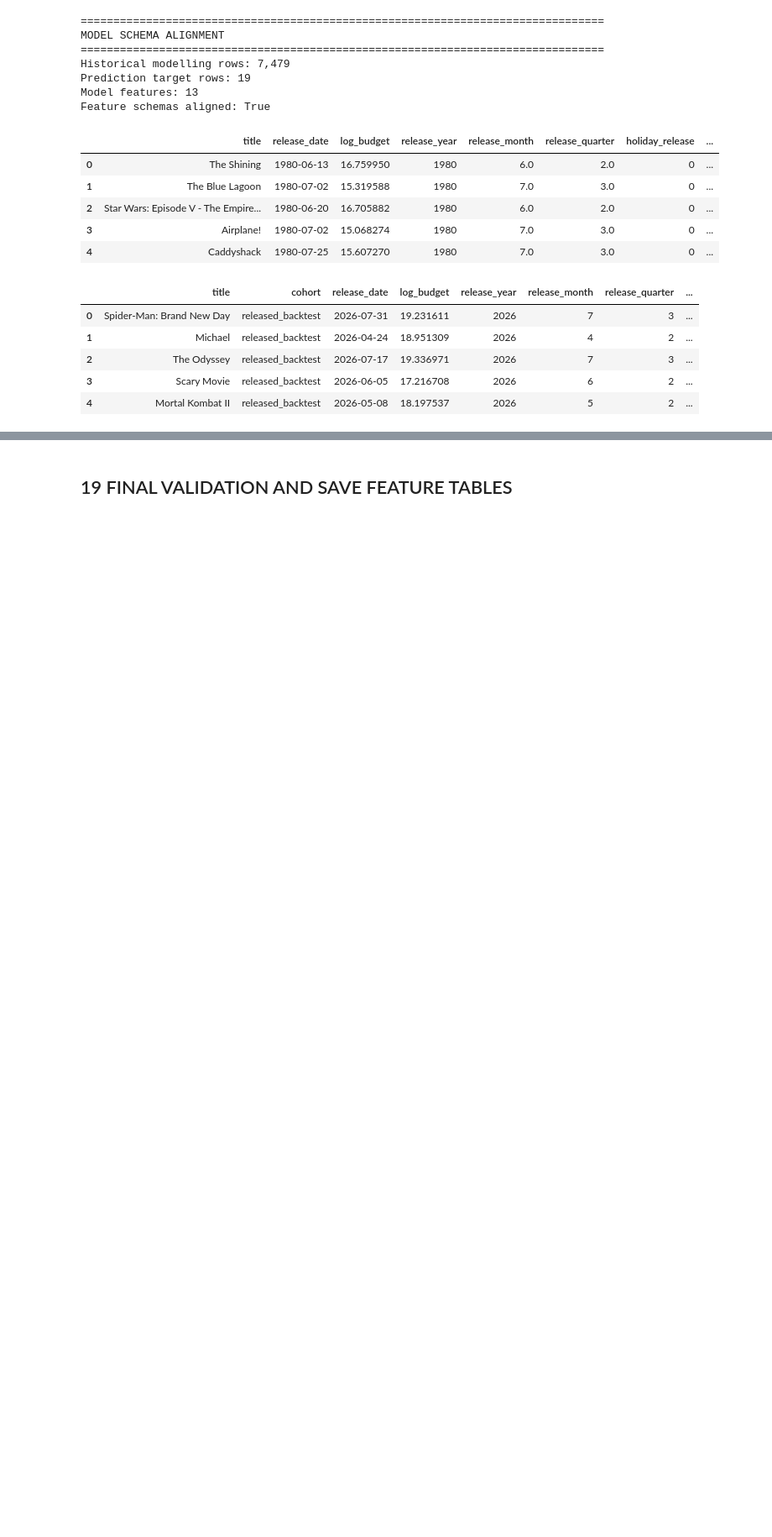
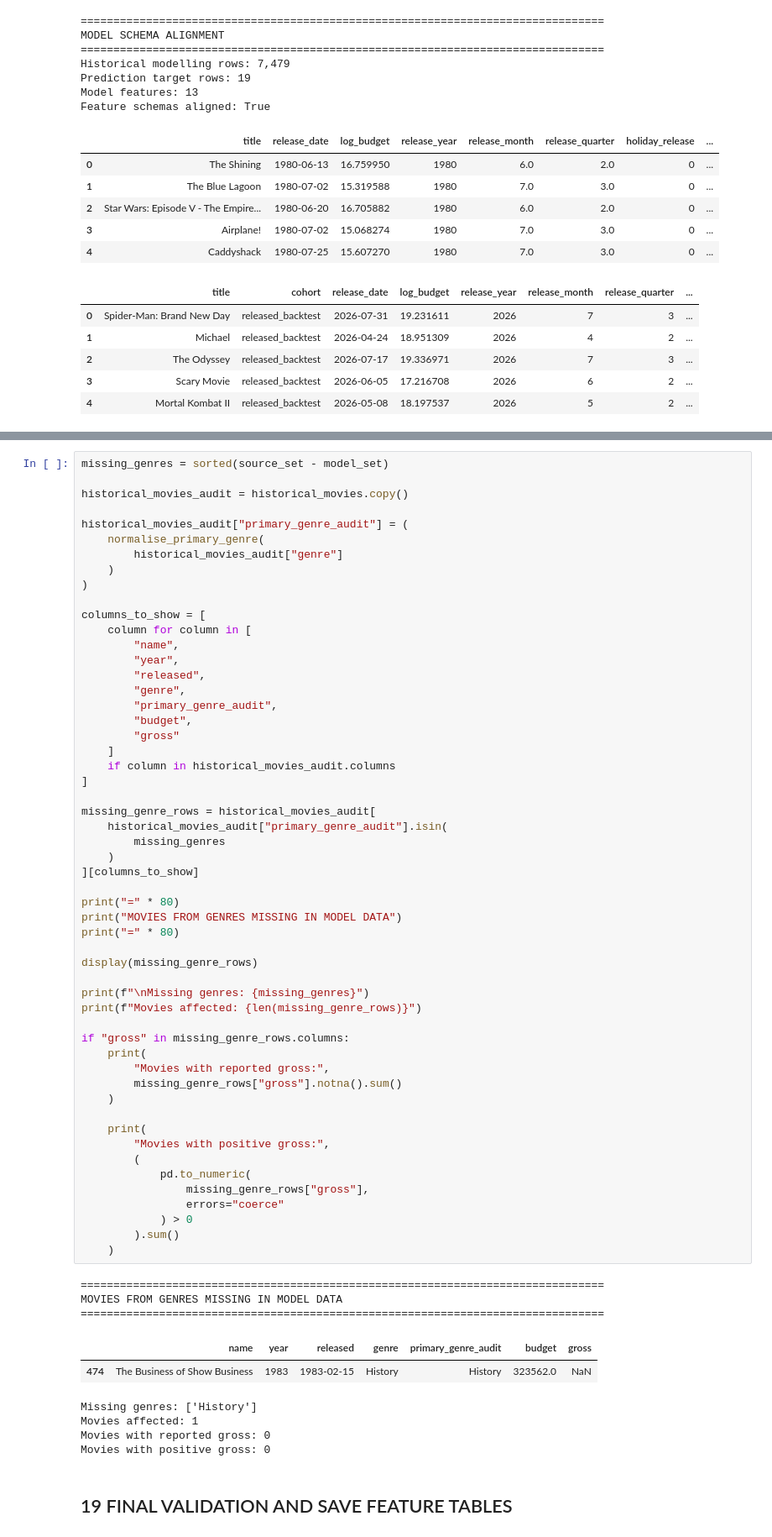
Before and after one commit to QayiyaMbiza/Movie-Industry-Predictor, a Jupyter notebook: Notebooks/04_feature_engineering.ipynb, the cells around one changed output, grey strips where cells are left out. Shown at 84% size. Drawn from its saved outputs; the diff is of its cells as text; blank space fills up the shorter version.

```diff
--- a/Notebooks/04_feature_engineering.ipynb
+++ b/Notebooks/04_feature_engineering.ipynb
@@ -1945,3 +2073,67 @@ Feature schemas aligned: True
+# %%
+missing_genres = sorted(source_set - model_set)
+
+historical_movies_audit = historical_movies.copy()
+
+historical_movies_audit["primary_genre_audit"] = (
+    normalise_primary_genre(
+        historical_movies_audit["genre"]
+    )
+)
+
+columns_to_show = [
+    column for column in [
+        "name",
+        "year",
+        "released",
+        "genre",
+        "primary_genre_audit",
+        "budget",
+        "gross"
+    ]
+    if column in historical_movies_audit.columns
+]
+
+missing_genre_rows = historical_movies_audit[
+    historical_movies_audit["primary_genre_audit"].isin(
+        missing_genres
+    )
+][columns_to_show]
+
+print("=" * 80)
+print("MOVIES FROM GENRES MISSING IN MODEL DATA")
+print("=" * 80)
+
+display(missing_genre_rows)
+
+print(f"\nMissing genres: {missing_genres}")
+print(f"Movies affected: {len(missing_genre_rows)}")
+
+if "gross" in missing_genre_rows.columns:
+    print(
+        "Movies with reported gross:",
+        missing_genre_rows["gross"].notna().sum()
+    )
+
+    print(
+        "Movies with positive gross:",
+        (
+            pd.to_numeric(
+                missing_genre_rows["gross"],
+                errors="coerce"
+            ) > 0
+        ).sum()
+    )
+# %% [output]
+================================================================================
+MOVIES FROM GENRES MISSING IN MODEL DATA
+================================================================================
+|  | name | year | released | genre | primary_genre_audit | budget | gross |
+| 474 | The Business of Show Business | 1983 | 1983-02-15 | History | History | 323562.0 | NaN |
+Missing genres: ['History']
+Movies affected: 1
+Movies with reported gross: 0
+Movies with positive gross: 0
 # %% [markdown]
 ## 19 FINAL VALIDATION AND SAVE FEATURE TABLES
 # %%
```
Also changed, not shown: parts of 8 cells of this notebook, 42 other files.
